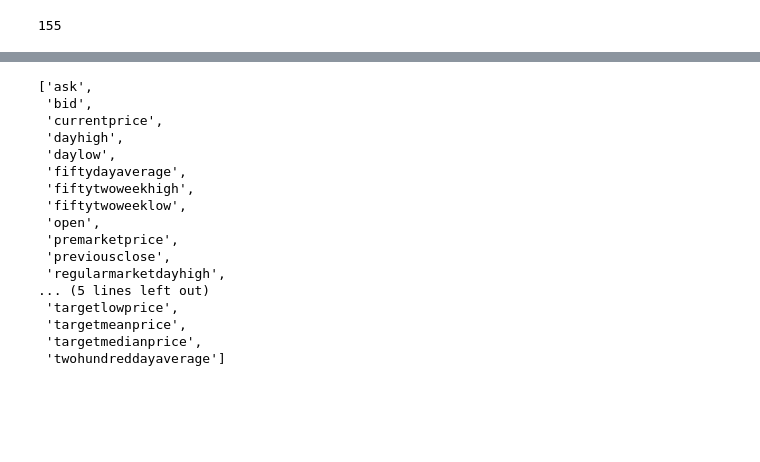
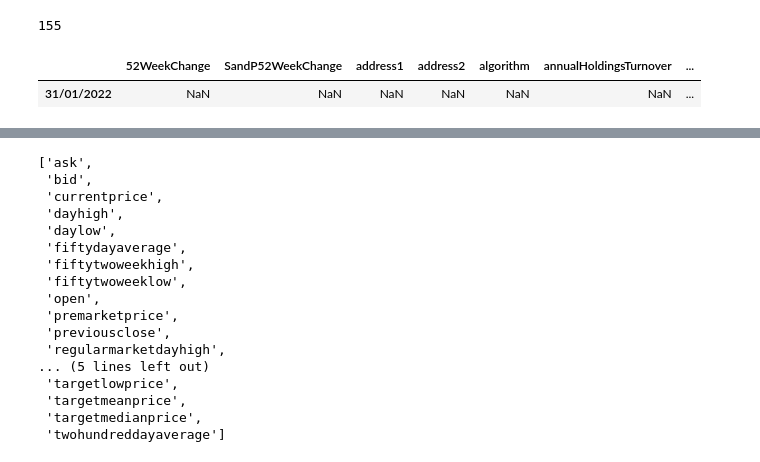
Before and after one commit to Michiel-DK/tracker, a Jupyter notebook: notebooks/try.ipynb, the cells around one changed output, grey strips where cells are left out. Drawn from its saved outputs; the diff is of its cells as text; code cells hidden in the pictures; blank space fills up the shorter version.

```diff
--- a/notebooks/try.ipynb
+++ b/notebooks/try.ipynb
@@ -308,6 +313,11 @@ from datetime import date
 pd.set_option("display.max_rows", None, "display.max_columns", None)
 
 empty = pd.DataFrame(columns=columns, index=[date.today().strftime("%d/%m/%Y")])
+# %%
+empty
+# %% [output]
+|  | 52WeekChange | SandP52WeekChange | address1 | address2 | algorithm | annualHoldingsTurnover | ... |
+| 31/01/2022 | NaN | NaN | NaN | NaN | NaN | NaN | ... |
 # %%
 info_df = pd.DataFrame([info], index=[date.today().strftime("%d/%m/%Y")])
 info_df['companyOfficers'] = info_df['companyOfficers'].apply(lambda x:' '.join(x))
```
Also changed, not shown: parts of 8 cells of this notebook, 3 other files.
